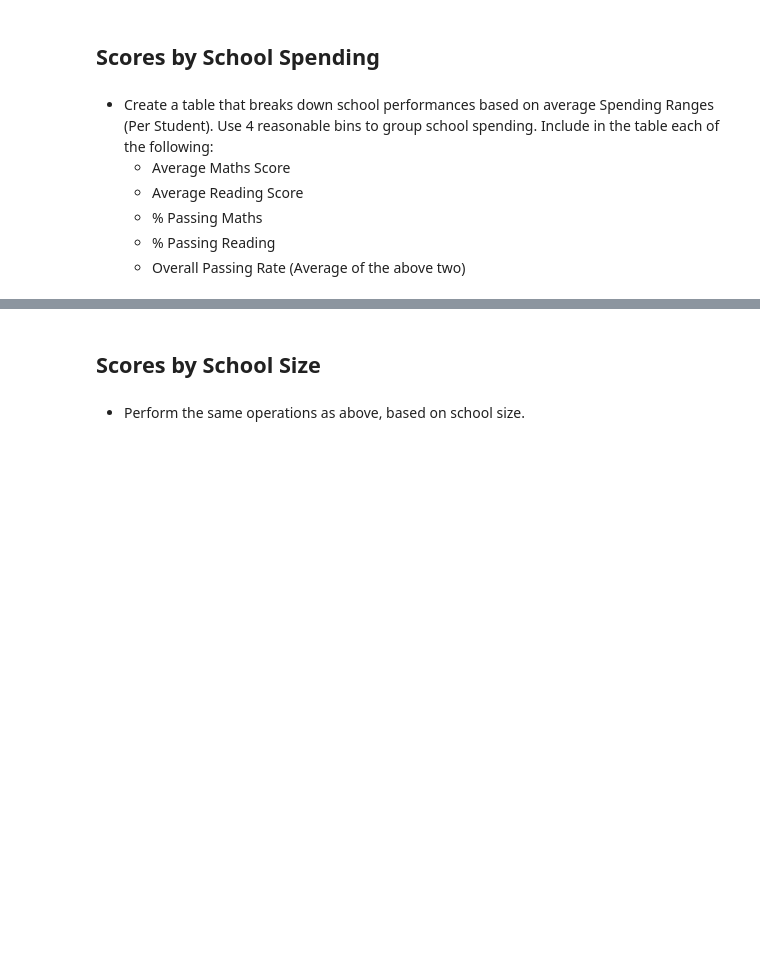
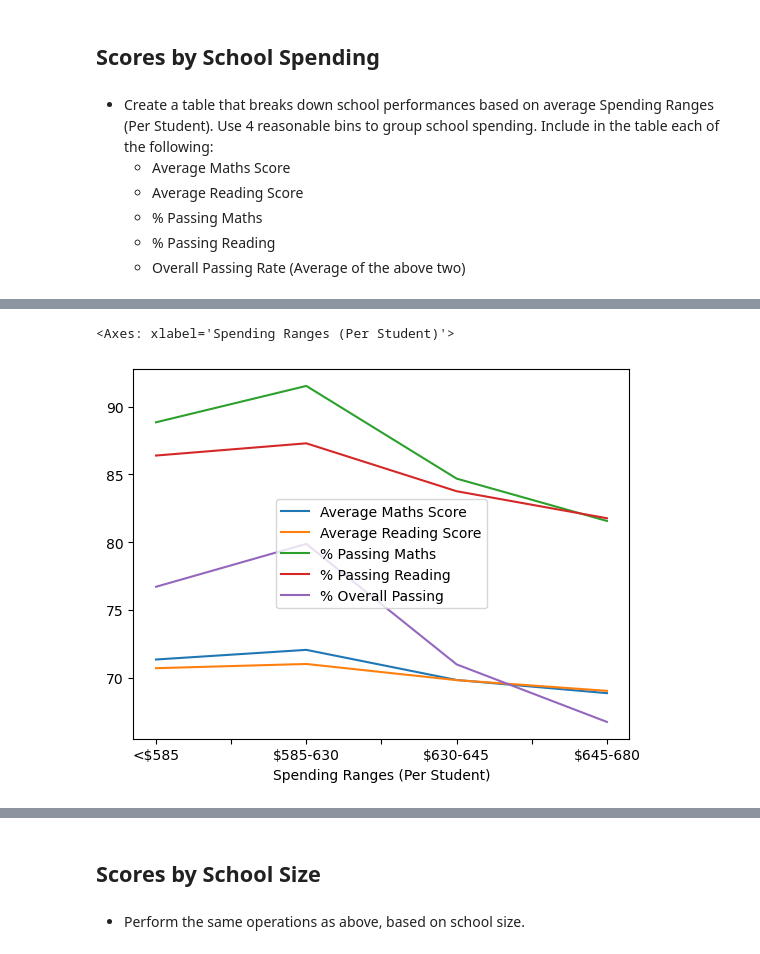
Before and after one commit to wrube/pandas-challenge, a Jupyter notebook: PyCitySchools/PyCitySchools.ipynb, the cells around one changed output, grey strips where cells are left out. Saved outputs shown, nothing was run; the diff lists cells and outputs as text; code cells hidden in the pictures; blank space fills up the shorter version.

```diff
--- a/PyCitySchools/PyCitySchools.ipynb
+++ b/PyCitySchools/PyCitySchools.ipynb
@@ -179,9 +180,9 @@ def merge_datasets(dataset_1, dataset_2, merge_on):
     """
     This allows the merging of dataset_1 and dataset_2 based on a common column name merge_on
     Input:
-    dataset_1: Type Pandas Dataframe or Series object
-    dataset_2: Type Pandas Dataframe or Series object
-    merge_on: Type String - common column name between dataset_1 and dataset_2
+    dataset_1 = Type Pandas Dataframe or Series object
+    dataset_2 = Type Pandas Dataframe or Series object
+    merge_on = Type String: common column name between dataset_1 and dataset_2
 
     Output:
     dataset_3: Type Pandas Dataframe with merged contents
@@ -402,28 +385,41 @@ reading_scores_by_year
   * % Passing Reading
   * Overall Passing Rate (Average of the above two)
 # %%
-def bin_school_data(df, bins, bin_labels, binned_column_name, column_to_bin):
+def bin_school_data(df, column_to_bin, bins, bin_labels, binned_column_name):
+    """
+    Groups the indicated column in a Dataframe into bins with defined bin labels. It also names the bin column.
+
+    Input:
+    df = Dataframe
+
+    """
     df[binned_column_name] = pd.cut(df[column_to_bin], bins=bins, labels=bin_labels, include_lowest=True)
     df = df.groupby(binned_column_name).mean()
     df.drop([column_to_bin], axis="columns", inplace=True)
     return df.round(2)
 
 
-
-spending_summary = per_school_summary.loc[:, ("Per Student Budget", "Average Maths Score","Average Reading Score", "% Passing Maths", \
-                                      "% Passing Reading", "% Overall Passing")]
+# select relevent columns from the per_school_summary df
+spending_summary = per_school_summary.loc[:, ("Per Student Budget",
+                                              "Average Maths Score",
+                                              "Average Reading Score",
+                                              "% Passing Maths",
+                                              "% Passing Reading",
+                                              "% Overall Passing"
+                                             )]
 
 # remove the "$" symbol from the "Per Student Budget" column and convert the string to float
 spending_summary.loc[:, "Per Student Budget"] = spending_summary["Per Student Budget"].str.replace("$", "").astype("float64")
 
+# setup bins and labels
 school_spending_bins = [0, 585.0, 630.0, 645.0, 680.0]
 bin_labels = ["<$585", "$585-630", "$630-645", "$645-680"]
 
 spending_summary = bin_school_data(spending_summary,
+                                   column_to_bin="Per Student Budget",
                                    bins=school_spending_bins,
                                    bin_labels=bin_labels,
-                                   binned_column_name = "Spending Ranges (Per Student)",
-                                   column_to_bin="Per Student Budget"
+                                   binned_column_name = "Spending Ranges (Per Student)"
                                   )
-spending_summary
+spending_summary.plot.line()
 # %% [output]
@@ -435,0 +426,2 @@ spending_summary
+<Axes: xlabel='Spending Ranges (Per Student)'>
+[figure, added]
```
Also changed, not shown: parts of 7 cells of this notebook, 9 other files.
